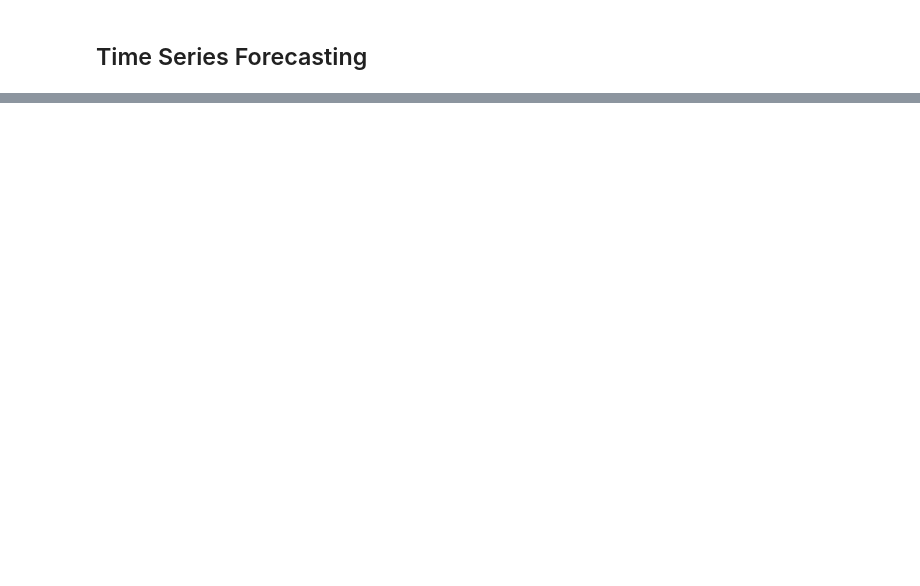
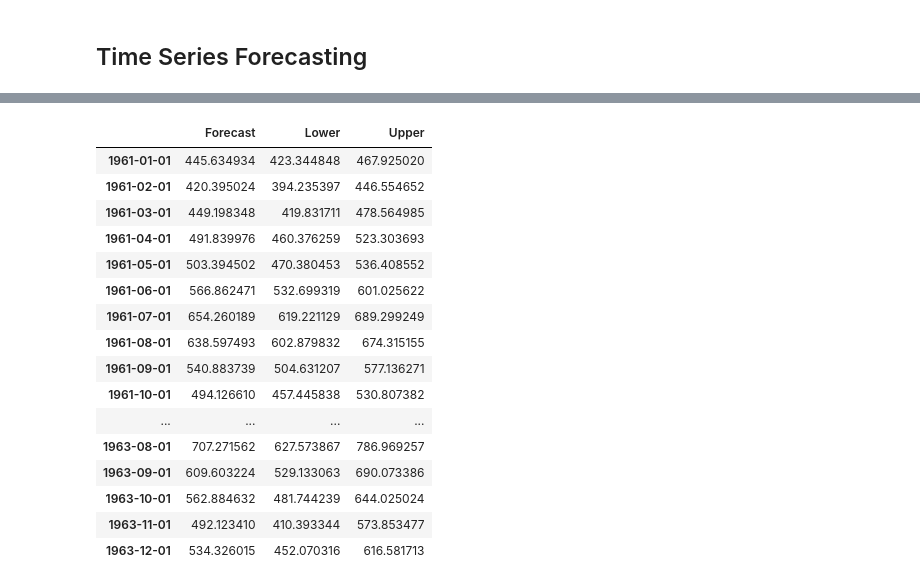
Before and after one commit to Tejal221293/Clustering, a Jupyter notebook: Time_Series_Analysis.ipynb, the cells around one changed output, grey strips where cells are left out. Saved outputs shown, nothing was run; the diff lists cells and outputs as text; code cells hidden in the pictures; blank space fills up the shorter version.

```diff
--- a/Time_Series_Analysis.ipynb
+++ b/Time_Series_Analysis.ipynb
@@ -231,0 +282,2 @@ ModuleNotFoundError: No module named 'pmdarima'
+# %%
+forecast, conf = model.predict(n_periods=months, return_conf_int=True)
@@ -231,0 +329,3 @@ ModuleNotFoundError: No module named 'pmdarima'
+# %%
+df_forecast = forecast.to_frame()
+type(df_forecast)
@@ -231,0 +357,20 @@ ModuleNotFoundError: No module named 'pmdarima'
+# %%
+df_forecast
+# %% [output]
+|  | Forecast | Lower | Upper |
+| 1961-01-01 | 445.634934 | 423.344848 | 467.925020 |
+| 1961-02-01 | 420.395024 | 394.235397 | 446.554652 |
+| 1961-03-01 | 449.198348 | 419.831711 | 478.564985 |
+| 1961-04-01 | 491.839976 | 460.376259 | 523.303693 |
+| 1961-05-01 | 503.394502 | 470.380453 | 536.408552 |
+| 1961-06-01 | 566.862471 | 532.699319 | 601.025622 |
+| 1961-07-01 | 654.260189 | 619.221129 | 689.299249 |
+| 1961-08-01 | 638.597493 | 602.879832 | 674.315155 |
+| 1961-09-01 | 540.883739 | 504.631207 | 577.136271 |
+| 1961-10-01 | 494.126610 | 457.445838 | 530.807382 |
+| ... | ... | ... | ... |
+| 1963-08-01 | 707.271562 | 627.573867 | 786.969257 |
+| 1963-09-01 | 609.603224 | 529.133063 | 690.073386 |
+| 1963-10-01 | 562.884632 | 481.744239 | 644.025024 |
+| 1963-11-01 | 492.123410 | 410.393344 | 573.853477 |
+| 1963-12-01 | 534.326015 | 452.070316 | 616.581713 |
```
Also changed, not shown: parts of 21 cells of this notebook.
